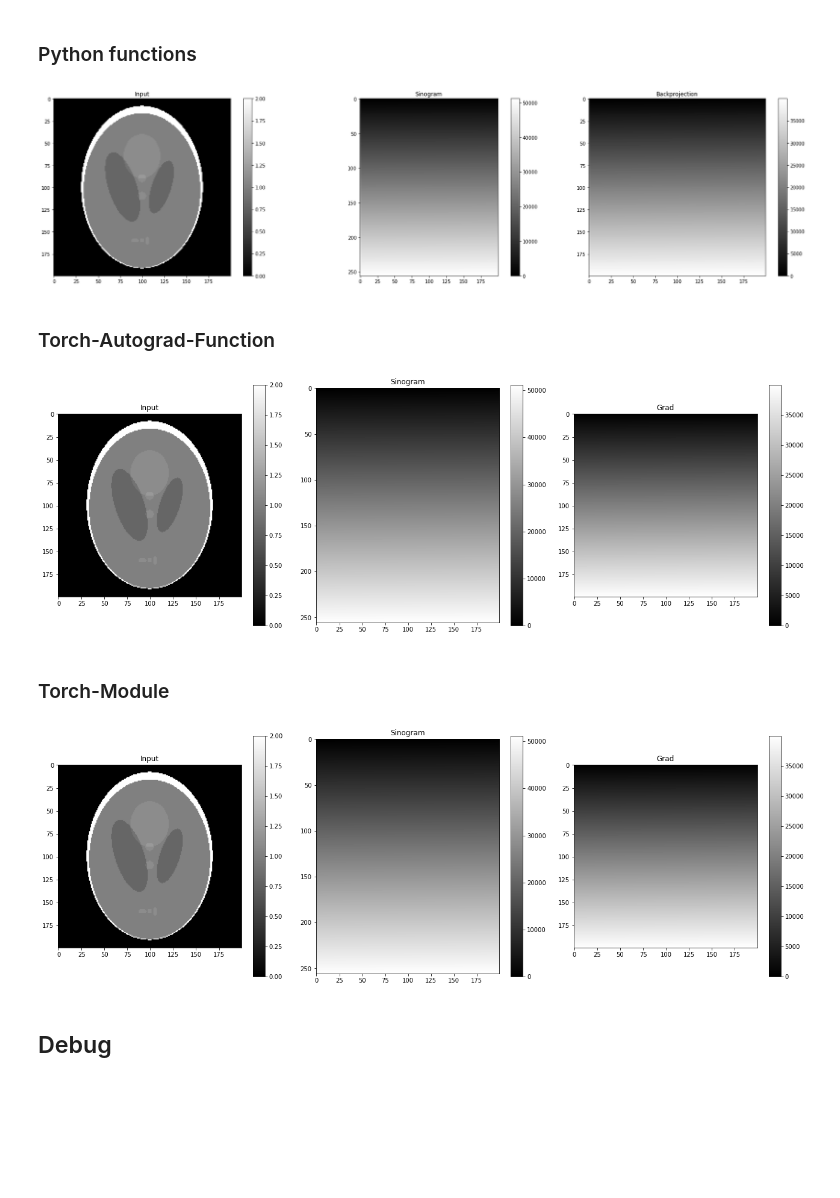
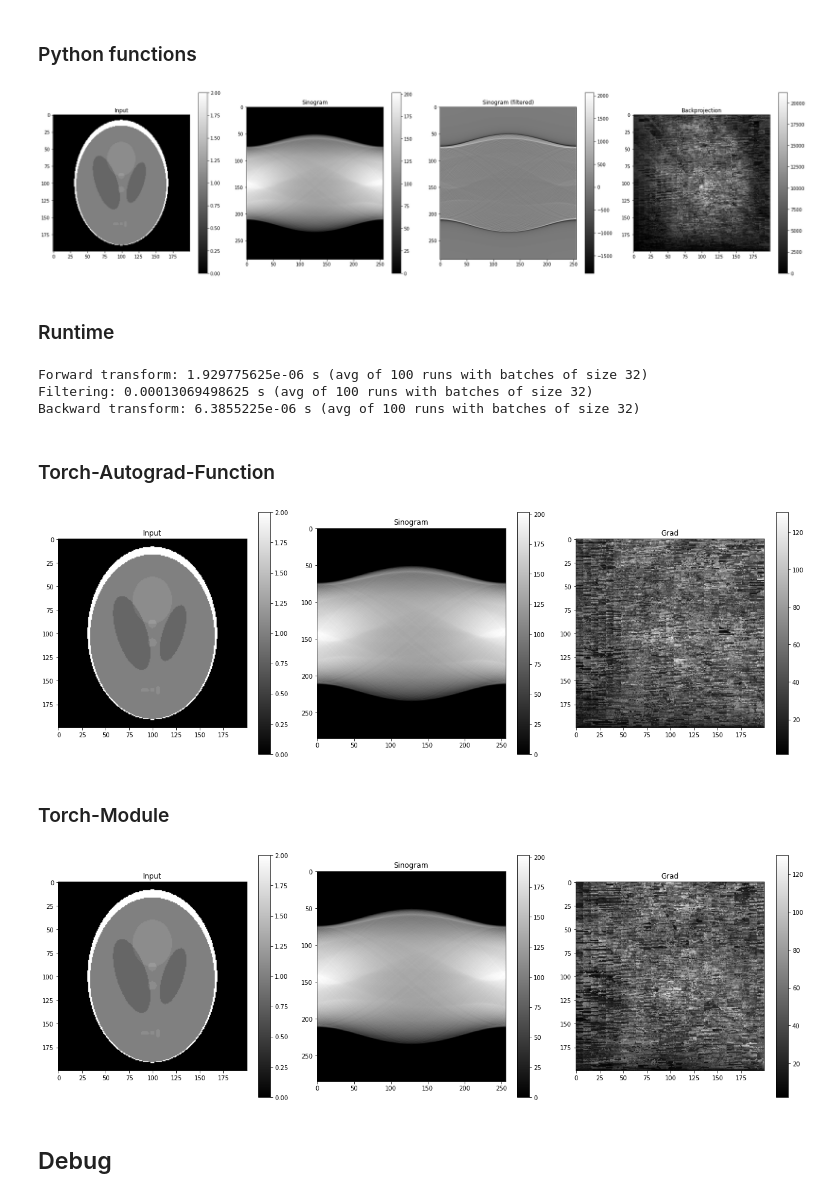
Before and after one commit to AlexanderAuras/radon, a Jupyter notebook: cuda_test.ipynb, the cells around one changed output. Drawn from its saved outputs; the diff is of its cells as text; code cells hidden in the pictures; blank space fills up the shorter version.

Commit message:
Basic CUDA implementation and various small fixes

```diff
--- a/cuda_test.ipynb
+++ b/cuda_test.ipynb
@@ -33,31 +32,63 @@ def shepp_logan_phantom(n):
 ### Python functions
 # %%
 img0 = shepp_logan_phantom(200).contiguous().unsqueeze(0).unsqueeze(0).to("cuda").requires_grad_(True)
-#img0 = next(iter(torchvision.datasets.MNIST("/data/datasets/", True, torchvision.transforms.ToTensor(), download=True)))[0].unsqueeze(0).to("cuda").requires_grad_(True)
-plt.subplots(1, 3, figsize=(24,6))
-plt.subplot(1, 3, 1)
+plt.subplots(1, 4, figsize=(24,6))
+plt.subplot(1, 4, 1)
 plt.title("Input")
 plt.imshow(img0[0,0].detach().to("cpu"), cmap="gray")
 plt.colorbar()
 sino0 = radon.radon_forward(img0)
-plt.subplot(1, 3, 2)
+plt.subplot(1, 4, 2)
 plt.title("Sinogram")
-plt.imshow(sino0[0,0].detach().to("cpu"), cmap="gray")
+plt.imshow(sino0[0,0].detach().to("cpu").mT, cmap="gray")
+plt.colorbar()
+fsino0 = radon.radon_filter(sino0, radon.ram_lak_filter, None)
+plt.subplot(1, 4, 3)
+plt.title("Sinogram (filtered)")
+plt.imshow(fsino0[0,0].detach().to("cpu").mT, cmap="gray")
 plt.colorbar()
 recon0 = radon.radon_backward(sino0, img0.shape[3])
-plt.subplot(1, 3, 3)
+plt.subplot(1, 4, 4)
 plt.title("Backprojection")
 plt.imshow(recon0[0,0].detach().to("cpu"), cmap="gray")
 plt.colorbar()
 plt.tight_layout()
 plt.show()
 # %% [output]
-[figure, old version]
+[figure, new version]
+# %% [markdown]
+### Runtime
+# %%
+img = shepp_logan_phantom(200).contiguous().unsqueeze(0).unsqueeze(0).to("cuda").repeat(32,1,1,1)
+sino = radon.radon_forward(img)
+sinof = radon.radon_filter(sino, radon.ram_lak_filter, None)
+N = 100
+acc_time_ns = 0
+for i in range(N):
+    start_time_ns = time.perf_counter_ns()
+    radon.radon_forward(img)
+    acc_time_ns += time.perf_counter_ns()-start_time_ns
+print(f"Forward transform: {acc_time_ns/(N*32e9)} s (avg of {N} runs with batches of size 32)")
+acc_time_ns = 0
+for i in range(N):
+    start_time_ns = time.perf_counter_ns()
+    radon.radon_filter(sino, radon.ram_lak_filter, None)
+    acc_time_ns += time.perf_counter_ns()-start_time_ns
+print(f"Filtering: {acc_time_ns/(N*32e9)} s (avg of {N} runs with batches of size 32)")
+acc_time_ns = 0
+for i in range(N):
+    start_time_ns = time.perf_counter_ns()
+    radon.radon_backward(sinof, 200)
+    acc_time_ns += time.perf_counter_ns()-start_time_ns
+print(f"Backward transform: {acc_time_ns/(N*32e9)} s (avg of {N} runs with batches of size 32)")
+# %% [output]
+Forward transform: 1.929775625e-06 s (avg of 100 runs with batches of size 32)
+Filtering: 0.00013069498625 s (avg of 100 runs with batches of size 32)
+Backward transform: 6.3855225e-06 s (avg of 100 runs with batches of size 32)
 # %% [markdown]
 ### Torch-Autograd-Function
 # %%
 img1 = shepp_logan_phantom(200).contiguous().unsqueeze(0).unsqueeze(0).to("cuda").requires_grad_(True)
-#img1 = next(iter(torchvision.datasets.MNIST("/data/datasets/", True, torchvision.transforms.ToTensor(), download=True)))[0].unsqueeze(0).to("cuda").requires_grad_(True)
 plt.subplots(1, 3, figsize=(18,6))
 plt.subplot(1, 3, 1)
 plt.title("Input")
@@ -66,7 +97,7 @@ plt.colorbar()
 sino1 = radon.RadonTransformFunc.apply(img1, torch.linspace(0, 3.14159265359, 257, device="cuda")[:-1])
 plt.subplot(1, 3, 2)
 plt.title("Sinogram")
-plt.imshow(sino1[0,0].detach().to("cpu"), cmap="gray")
+plt.imshow(sino1[0,0].detach().to("cpu").mT, cmap="gray")
 plt.colorbar()
 sino1.sum().backward()
 recon1 = typing.cast(torch.Tensor, img1.grad)
@@ -77,13 +108,12 @@ plt.colorbar()
 plt.tight_layout()
 plt.show()
 # %% [output]
-[figure, old version]
+[figure, new version]
 # %% [markdown]
 ### Torch-Module
 # %%
 radon_trans = radon.RadonTransform()
 img2 = shepp_logan_phantom(200).contiguous().unsqueeze(0).unsqueeze(0).to("cuda").requires_grad_(True)
-#img1 = next(iter(torchvision.datasets.MNIST("/data/datasets/", True, torchvision.transforms.ToTensor(), download=True)))[0].unsqueeze(0).to("cuda").requires_grad_(True)
 plt.subplots(1, 3, figsize=(18,6))
 plt.subplot(1, 3, 1)
 plt.title("Input")
@@ -92,7 +122,7 @@ plt.colorbar()
 sino2 = radon_trans(img2)
 plt.subplot(1, 3, 2)
 plt.title("Sinogram")
-plt.imshow(sino2[0,0].detach().to("cpu"), cmap="gray")
+plt.imshow(sino2[0,0].detach().to("cpu").mT, cmap="gray")
 plt.colorbar()
 sino2.sum().backward()
 recon2 = typing.cast(torch.Tensor, img2.grad)
@@ -103,7 +133,7 @@ plt.colorbar()
 plt.tight_layout()
 plt.show()
 # %% [output]
-[figure, old version]
+[figure, new version]
 # %% [markdown]
 ## Debug
 # %% [markdown]
```
Also changed, not shown: parts of 4 cells of this notebook, 10 other files.
